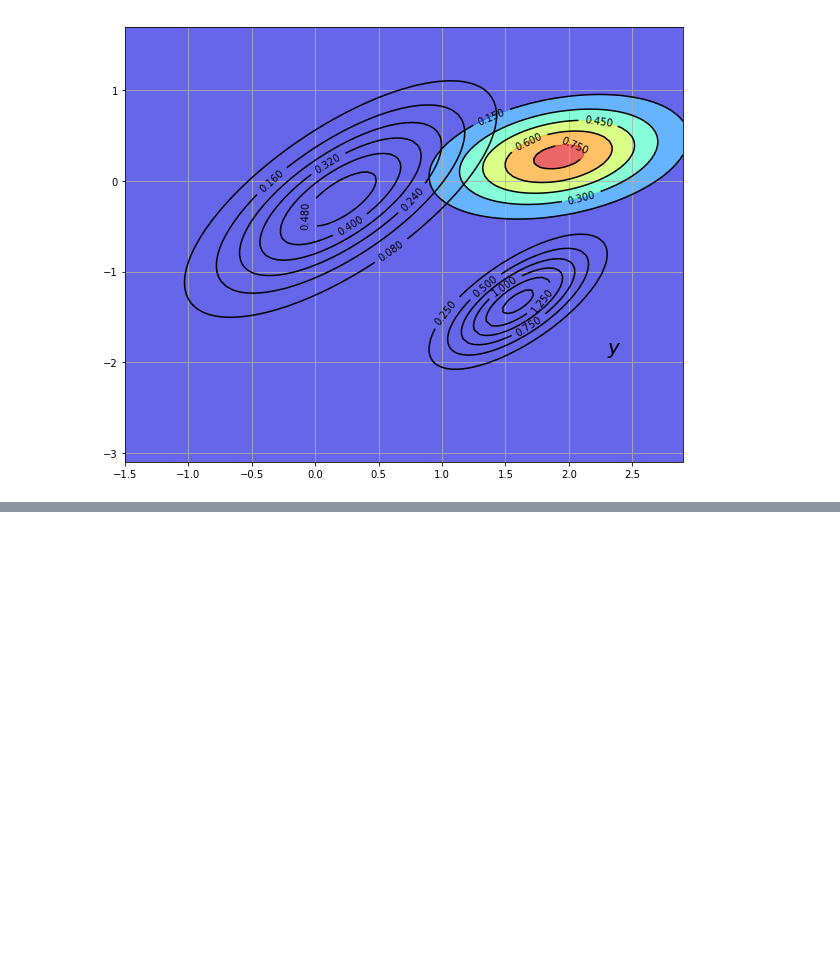
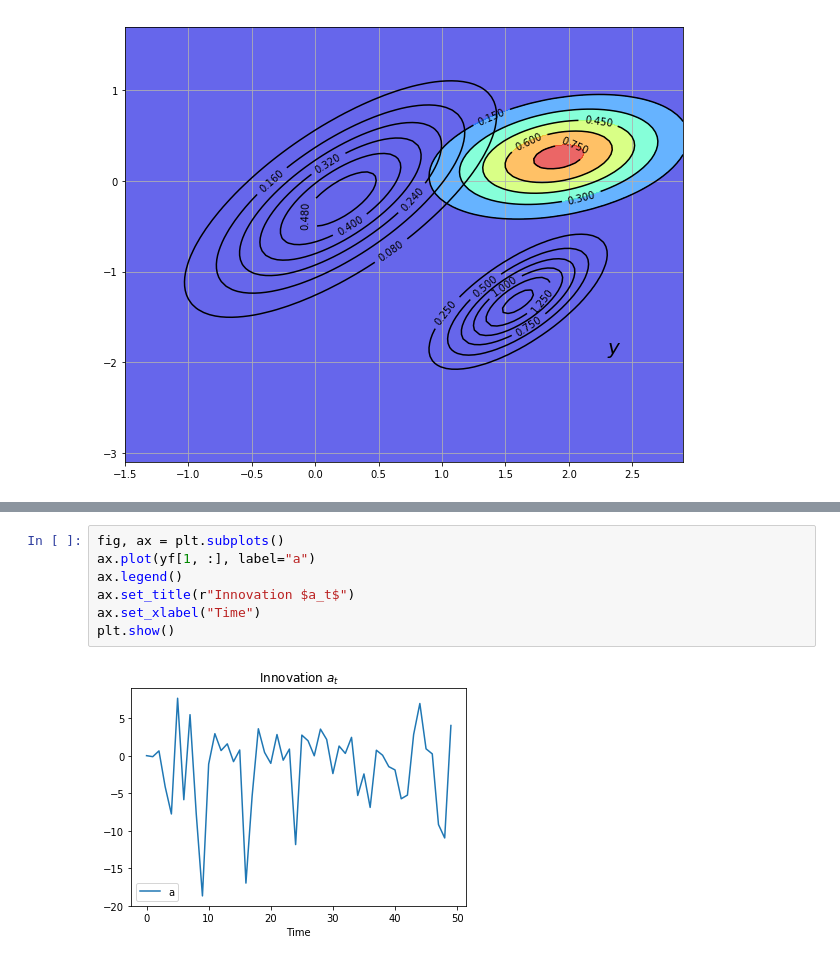
Before and after one commit to PanPip/QuantEcon_Tasks, a Jupyter notebook: Tools_and_techniques.ipynb, the cells around one changed output, grey strips where cells are left out. Drawn from its saved outputs; the diff is of its cells as text; blank space fills up the shorter version.

```diff
--- a/Tools_and_techniques.ipynb
+++ b/Tools_and_techniques.ipynb
@@ -1310,0 +1391,9 @@ plt.show()
+# %%
+fig, ax = plt.subplots()
+ax.plot(yf[1, :], label="a")
+ax.legend()
+ax.set_title(r"Innovation $a_t$")
+ax.set_xlabel("Time")
+plt.show()
+# %% [output]
+[figure, added]
```
Also changed, not shown: parts of 8 cells of this notebook.
